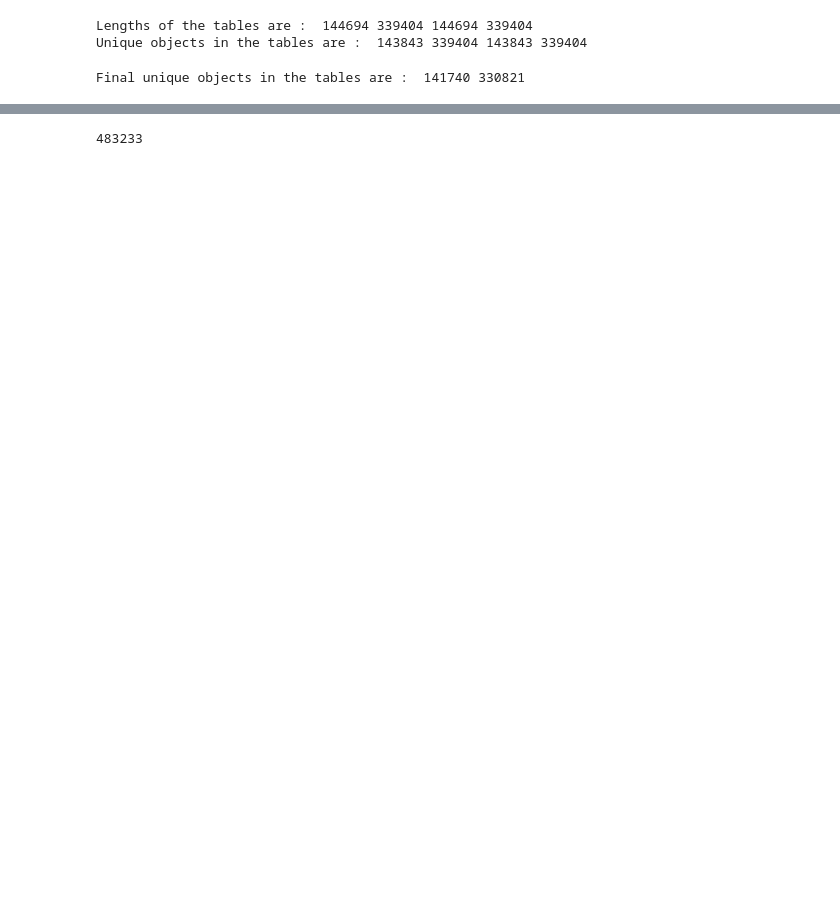
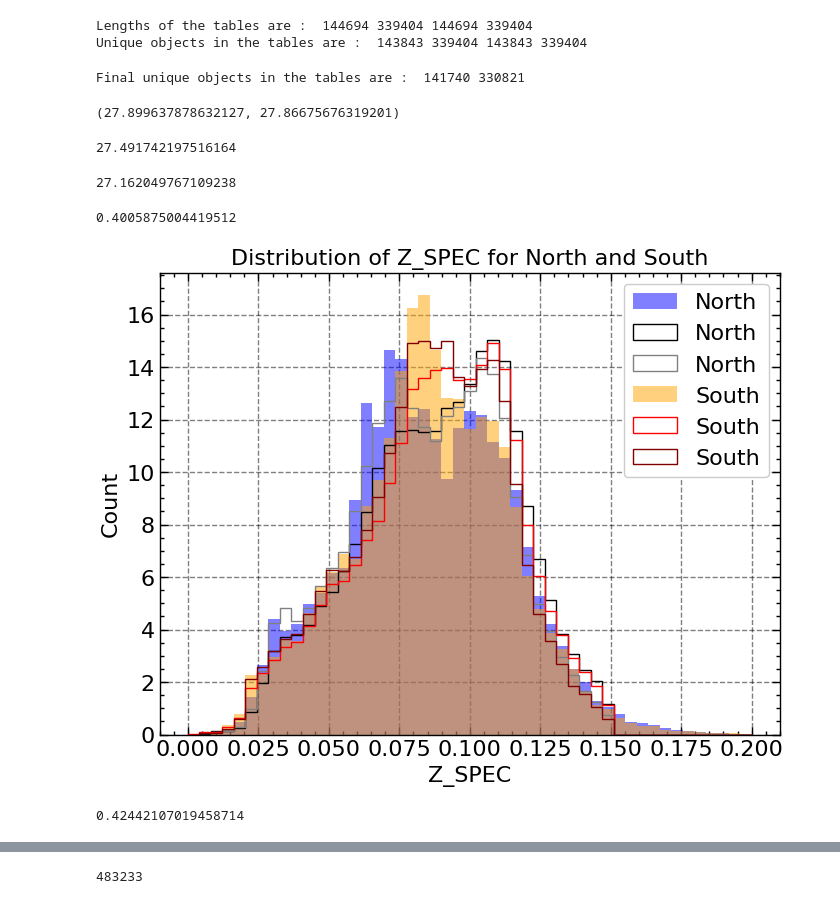
Before and after one commit to Shin107/DESILegacy-PECVEL, a Jupyter notebook: notebooks/selection_cuts_verify.ipynb, the cells around one changed output, grey strips where cells are left out. Saved outputs shown, nothing was run; the diff lists cells and outputs as text; code cells hidden in the pictures; blank space fills up the shorter version.

```diff
--- a/notebooks/selection_cuts_verify.ipynb
+++ b/notebooks/selection_cuts_verify.ipynb
@@ -57,8 +66,8 @@ south_data = Table(fitsio.FITS('/user/animesh.sah/FP_CUTS/south_cuts_v9_w1.fits'
 north_data = north_data[north_data['DEC']>-30]
 south_data = south_data[south_data['DEC']>-30]
 
-north_data_new = Table(fitsio.FITS('/user/animesh.sah/FP_CUTS/north_cuts_v13.fits')[1].read())
-south_data_new = Table(fitsio.FITS('/user/animesh.sah/FP_CUTS/south_cuts_v13.fits')[1].read())
+north_data_new = Table(fitsio.FITS('/user/animesh.sah/FP_CUTS/north_cuts_v15.fits')[1].read())
+south_data_new = Table(fitsio.FITS('/user/animesh.sah/FP_CUTS/south_cuts_v15.fits')[1].read())
 north_data_new = north_data_new[north_data_new['DEC']>-30]
 south_data_new = south_data_new[south_data_new['DEC']>-30]
 unique_north = unique(north_data, keys=['OBJID','BRICKID','BRICKNAME'])
@@ -81,4 +90,16 @@ south_final = unique_south_new[unique_south_new['DEC']<32.375]
 print('Final unique objects in the tables are : ', len(north_final), len(south_final))
 # %% [output]
 Final unique objects in the tables are :  141740 330821
+# %%
+143843/5155.73,  339404/12179.53
+# %% [output]
+(27.899637878632127, 27.86675676319201)
+# %%
+141740/5155.73
+# %% [output]
+27.491742197516164
+# %%
+330821/12179.53
+# %% [output]
+27.162049767109238
 # %%
@@ -86,0 +108,25 @@ unique_south_new.write("/user/animesh.sah/FP_CUTS/table_south_unique.fits", form
+# %%
+len(unique_south_new[unique_south_new['Z_SPEC']>0])/len(unique_south_new)
+# %% [output]
+0.4005875004419512
+# %%
+bins = np.linspace(0, 0.2, 50)
+plt.hist(unique_north_new['Z_SPEC'][unique_north_new['Z_SPEC']>0], bins=bins, alpha=0.5, label='North', color='blue',density=True)
+plt.hist(unique_north_new['Z_PHOT_MEDIAN'], bins=bins,  label='North', color='k',density=True,histtype='step')
+plt.hist(unique_north_new['Z_PHOT_MEDIAN'][unique_north_new['Z_SPEC']>0], bins=bins,  label='North', color='gray',density=True,histtype='step')
+
+plt.hist(unique_south_new['Z_SPEC'][unique_south_new['Z_SPEC']>0], bins=bins, alpha=0.5, label='South', color='orange',density=True)
+plt.hist(unique_south_new['Z_PHOT_MEDIAN'], bins=bins, label='South', color='r',density=True,histtype='step')
+plt.hist(unique_south_new['Z_PHOT_MEDIAN'][unique_south_new['Z_SPEC']>0], bins=bins, label='South', color='maroon',density=True,histtype='step')
+
+plt.xlabel('Z_SPEC')
+plt.ylabel('Count')
+plt.title('Distribution of Z_SPEC for North and South')
+plt.legend()
+plt.show()
+# %% [output]
+[figure, added]
+# %%
+len(unique_north_new[unique_north_new['Z_SPEC']>0])/len(unique_north_new)
+# %% [output]
+0.42442107019458714
```
Also changed, not shown: parts of 12 cells of this notebook, 1 other file.
